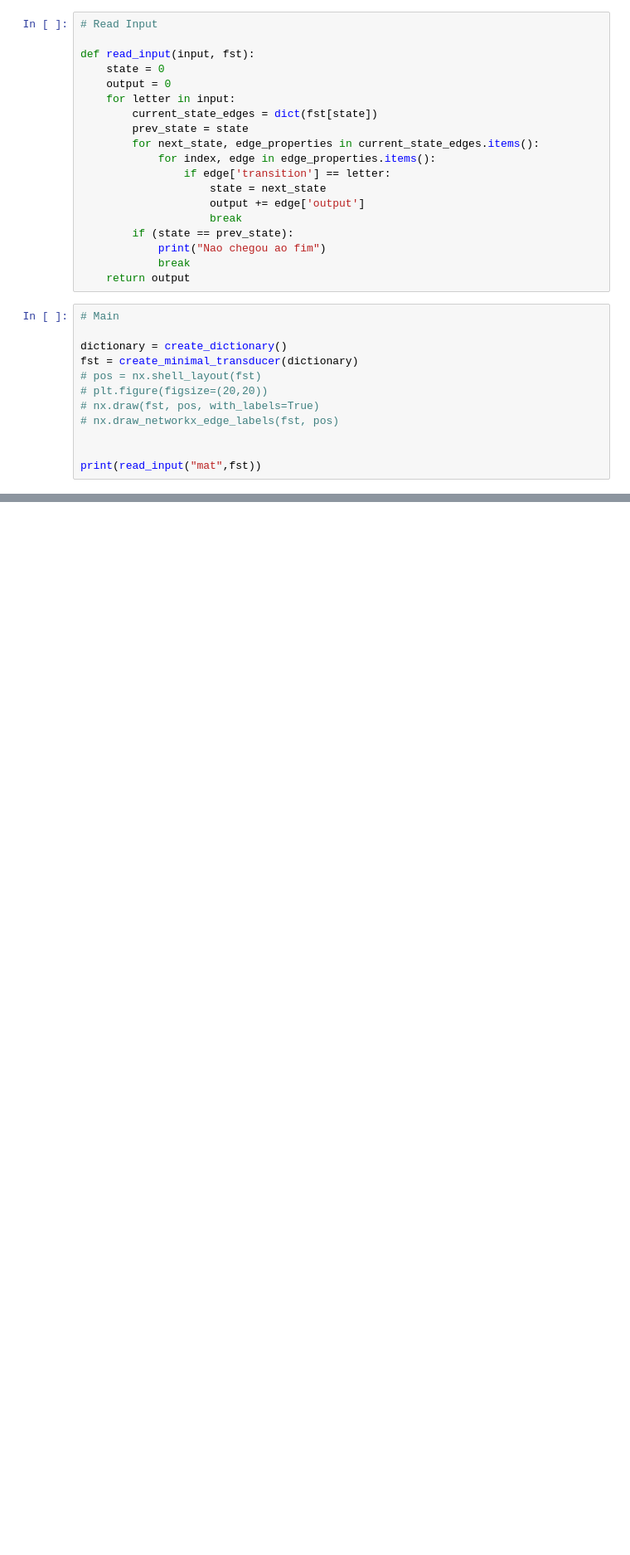
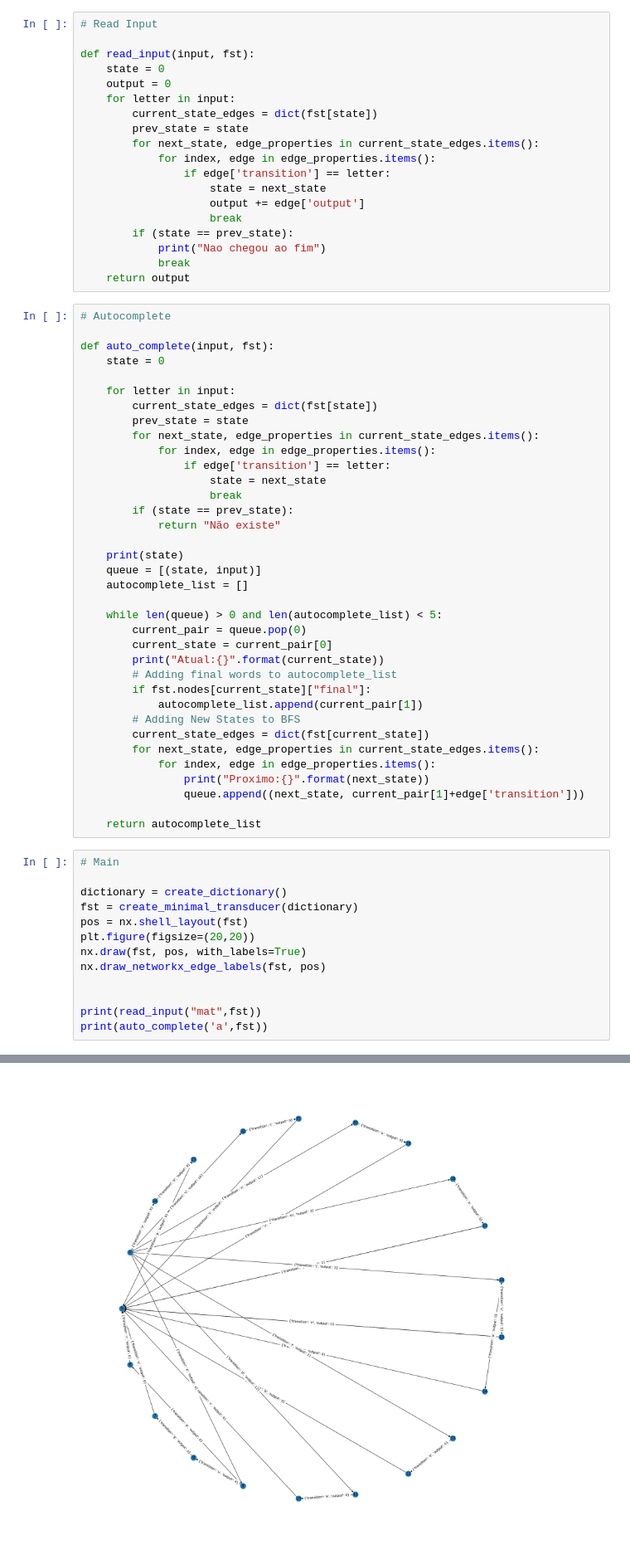
Before and after one commit to RafaelStudartDiPiero/FST_CTC34, a Jupyter notebook: fst.ipynb, the cells around one changed output, grey strips where cells are left out. Shown: that part at 83% size. Drawn from its saved outputs; the diff is of its cells as text; blank space fills up the shorter version.

Commit message:
Created autocomplete for FST.

```diff
--- a/fst.ipynb
+++ b/fst.ipynb
@@ -238,18 +238,55 @@ def read_input(input, fst):
             print("Nao chegou ao fim")
             break
     return output
+# %%
+# Autocomplete
+
+def auto_complete(input, fst):
+    state = 0
+
+    for letter in input:
+        current_state_edges = dict(fst[state])
+        prev_state = state
+        for next_state, edge_properties in current_state_edges.items():
+            for index, edge in edge_properties.items():
+                if edge['transition'] == letter:
+                    state = next_state
+                    break
+        if (state == prev_state):
+            return "Não existe"
+
+    print(state)
+    queue = [(state, input)]
+    autocomplete_list = []
+
+    while len(queue) > 0 and len(autocomplete_list) < 5:
+        current_pair = queue.pop(0)
+        current_state = current_pair[0]
+        print("Atual:{}".format(current_state))
+        # Adding final words to autocomplete_list
+        if fst.nodes[current_state]["final"]:
+            autocomplete_list.append(current_pair[1])
+        # Adding New States to BFS
+        current_state_edges = dict(fst[current_state])
+        for next_state, edge_properties in current_state_edges.items():
+            for index, edge in edge_properties.items():
+                print("Proximo:{}".format(next_state))
+                queue.append((next_state, current_pair[1]+edge['transition']))
+
+    return autocomplete_list
 # %%
 # Main
 
 dictionary = create_dictionary()
 fst = create_minimal_transducer(dictionary)
-# pos = nx.shell_layout(fst)
-# plt.figure(figsize=(20,20))
-# nx.draw(fst, pos, with_labels=True)
-# nx.draw_networkx_edge_labels(fst, pos)
+pos = nx.shell_layout(fst)
+plt.figure(figsize=(20,20))
+nx.draw(fst, pos, with_labels=True)
+nx.draw_networkx_edge_labels(fst, pos)
 
 
 print(read_input("mat",fst))
+print(auto_complete('a',fst))
 # %% [output]
 Nao chegou ao fim
 3
@@ -255,0 +306 @@ Nao chegou ao fim
+[figure, added]
```
Also changed, not shown: parts of 1 cell of this notebook.
